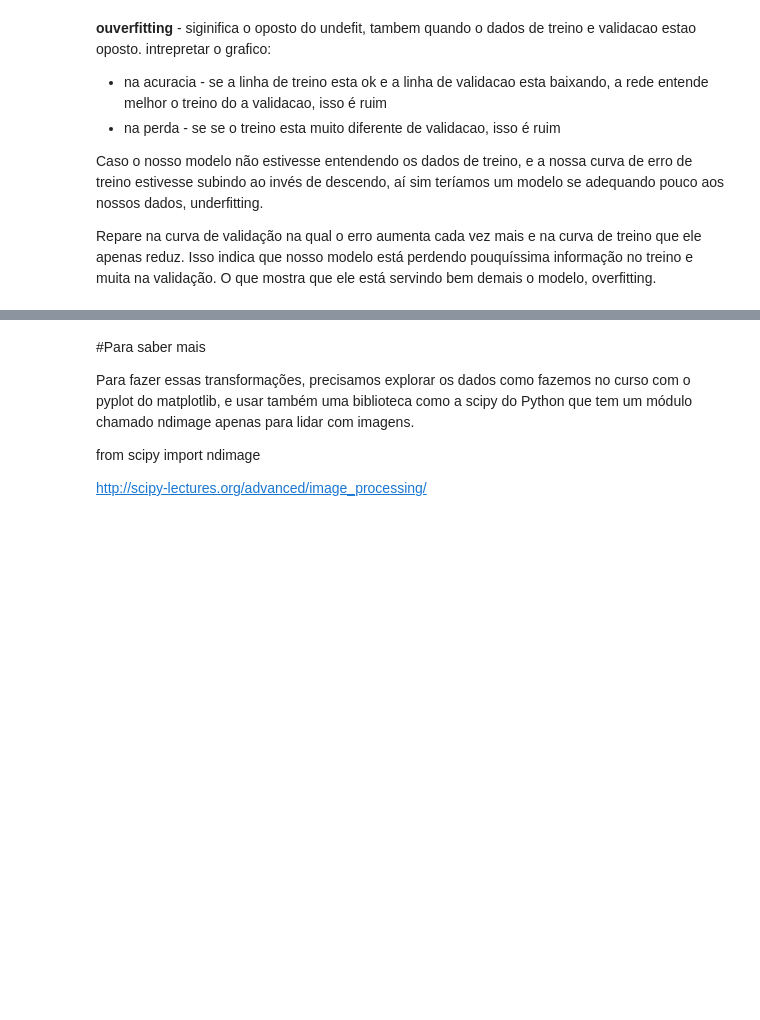
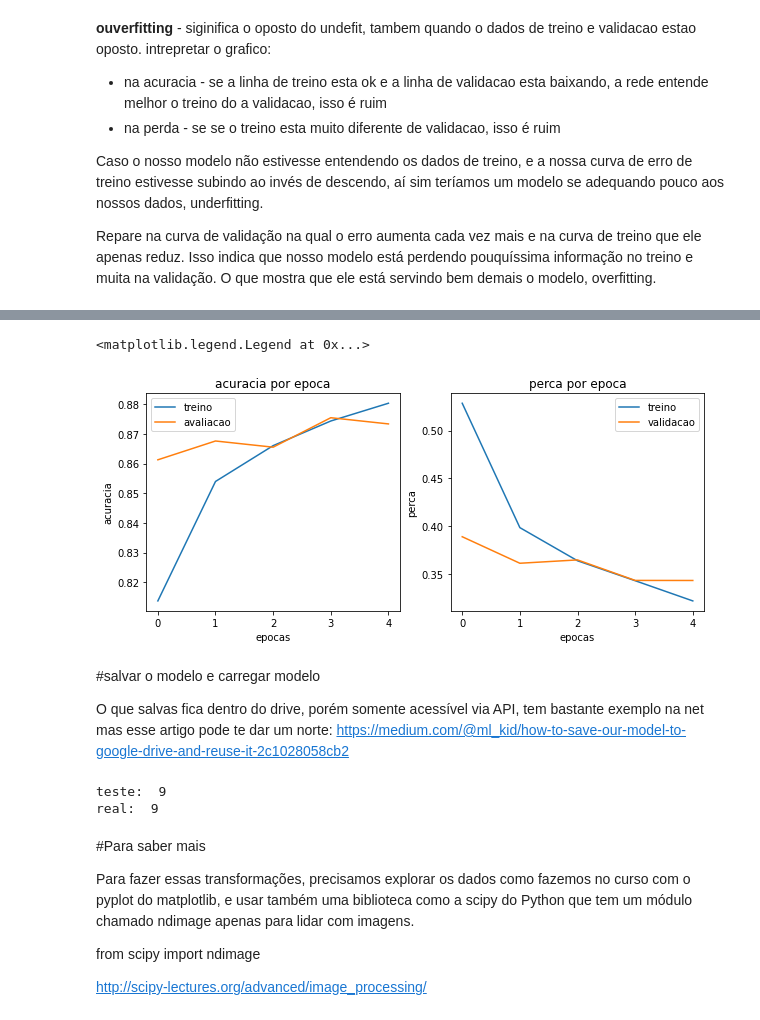
Before and after one commit to EduardoMoraesRitter/introducao_Deep_Learning_keras_tensorflow, a Jupyter notebook: deep_learning_classificacao.ipynb, the cells around one changed output, grey strips where cells are left out. Saved outputs shown, nothing was run; the diff lists cells and outputs as text; code cells hidden in the pictures; blank space fills up the shorter version.

```diff
--- a/deep_learning_classificacao.ipynb
+++ b/deep_learning_classificacao.ipynb
@@ -487,0 +483,13 @@ perda:  0.36572879552841187
+# %%
+#5 camadas 56 > 256 > -20% > 10
+modelo9 = keras.Sequential([
+                           keras.layers.Flatten(input_shape=(28, 28)),
+                           keras.layers.Dense(256, activation=tensorflow.nn.relu),
+                           keras.layers.Dropout(0.2),
+                           keras.layers.Dense(10, activation=tensorflow.nn.softmax)
+                           ])
+
+modelo9.compile(optimizer='adam',
+               loss='sparse_categorical_crossentropy', metrics=['accuracy'])
+
+historico9 = modelo9.fit(imagens_treino_normalizado, identificacoes_treino, epochs=5, validation_split=0.2)
@@ -487,0 +507,26 @@ perda:  0.36572879552841187
+# %%
+fig, axs = plt.subplots(1,2, figsize=(10,4))
+
+#visualizar a acuracia conforme o treino
+axs[0].plot(historico9.history['accuracy'])
+axs[0].plot(historico9.history['val_accuracy'])
+axs[0].set_title('acuracia por epoca')
+axs[0].set_xlabel('epocas')
+axs[0].set_ylabel('acuracia')
+axs[0].legend(['treino', 'avaliacao'])
+
+#visualizar a perca conforme o treino
+axs[1].plot(historico9.history['loss'])
+axs[1].plot(historico9.history['val_loss'])
+axs[1].set_title('perca por epoca')
+axs[1].set_xlabel('epocas')
+axs[1].set_ylabel('perca')
+axs[1].legend(['treino', 'validacao'])
+# %% [output]
+<matplotlib.legend.Legend at 0x...>
+[figure, added]
+# %% [markdown]
+#salvar o modelo e carregar modelo
+
+
+O que salvas fica dentro do drive, porém somente acessível via API, tem bastante exemplo na net mas esse artigo pode te dar um norte: https://medium.com/@ml_kid/how-to-save-our-model-to-google-drive-and-reuse-it-2c1028058cb2
@@ -488,3 +544,13 @@ perda:  0.36572879552841187
+# %%
+testes = modelo_carregado.predict(imagens_teste)
+#retona 10 posicoes
+testes[0]
+
+print("teste: ", np.argmax(testes[0]))
+print("real: ", identificacoes_teste[0])
+# %% [output]
+teste:  9
+real:  9
 # %% [markdown]
 #Para saber mais
 
```
Also changed, not shown: parts of 22 cells of this notebook.
